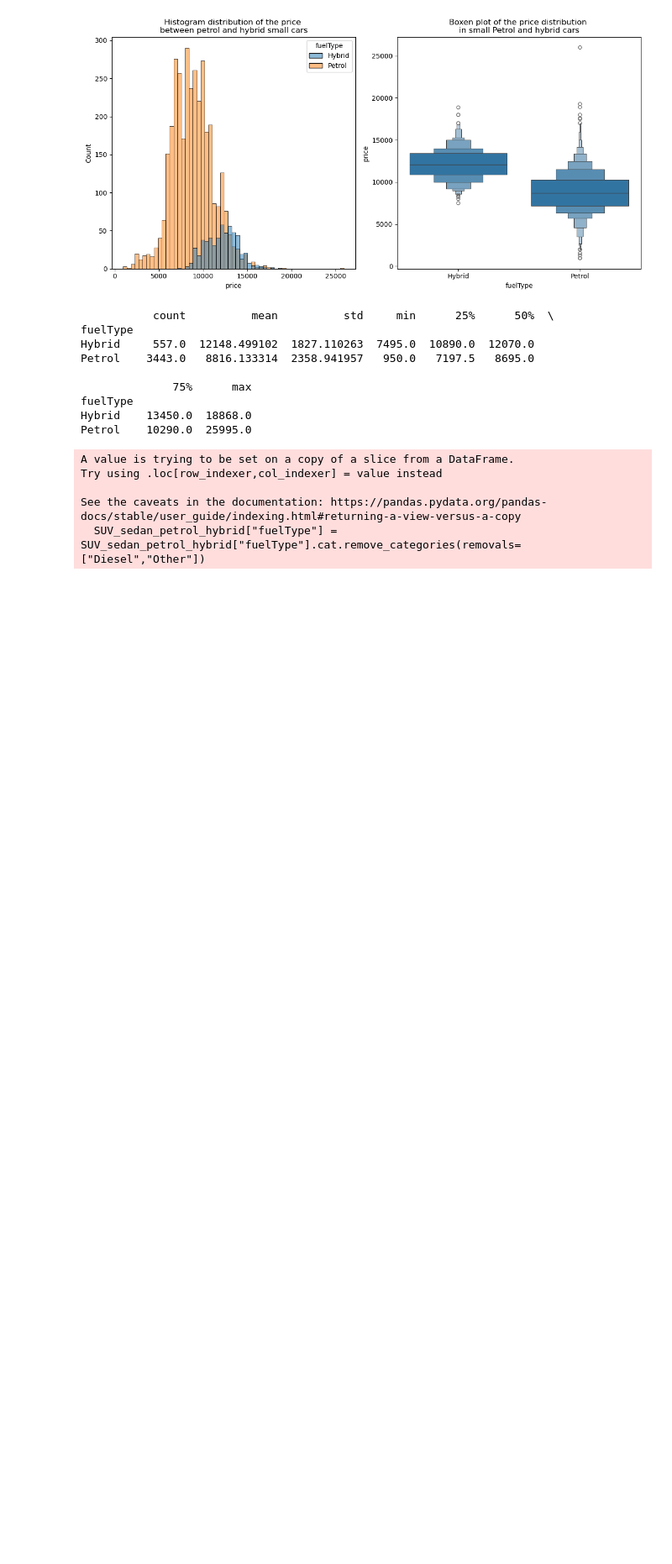
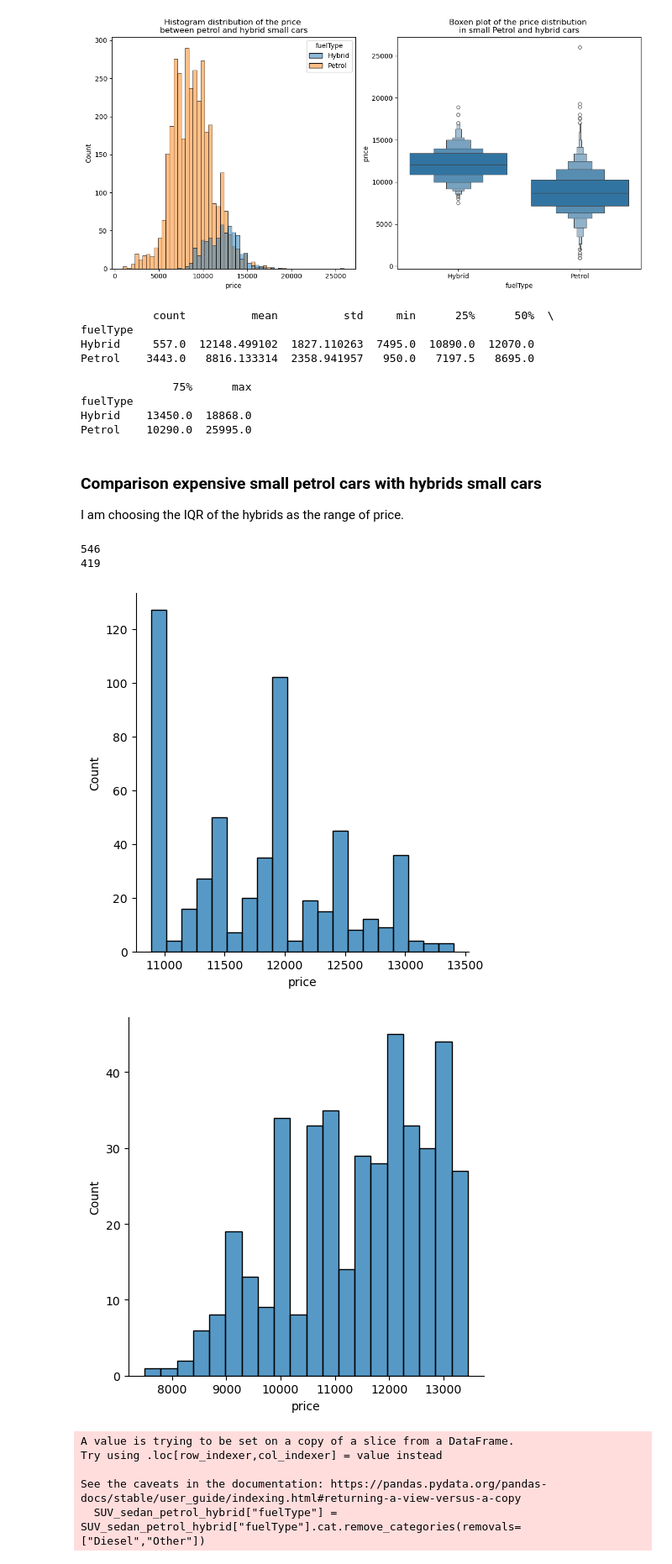
Before and after one commit to flylight-max/project-Datacamp, a Jupyter notebook: my_analysis_car_sales.ipynb, the cells around one changed output. Shown at 84% size. Saved outputs shown, nothing was run; the diff lists cells and outputs as text; code cells hidden in the pictures; blank space fills up the shorter version.

```diff
--- a/my_analysis_car_sales.ipynb
+++ b/my_analysis_car_sales.ipynb
@@ -910,6 +910,27 @@ Petrol    3443.0   8816.133314  2358.941957   950.0   7197.5   8695.0
 fuelType
 Hybrid    13450.0  18868.0
 Petrol    10290.0  25995.0
+# %% [markdown]
+### **Comparison expensive small petrol cars with hybrids small cars**
+
+I am choosing the IQR of the hybrids as the range of price.
+# %%
+small_expensve_petr = small_hybrid_petrol[small_hybrid_petrol["fuelType"] == "Petrol"]
+small_expensve_petr = small_expensve_petr[(small_expensve_petr["price"] >= 10890) & (small_expensve_petr["price"] <= 13450)]
+print(len(small_expensve_petr))
+small_hybrids = small_hybrid_petrol[small_hybrid_petrol["fuelType"] == "Hybrid"]
+small_hybrids = small_hybrids[small_hybrids["price"] <= 13450]
+print(len(small_hybrids))
+
+#visu
+sns.displot(small_expensve_petr["price"], bins=20)
+sns.displot(small_hybrids["price"], bins=20)
+plt.show()
+# %% [output]
+546
+419
+[figure, added]
+[figure, added]
 # %%
 #visu
 SUV_sedan = car_sales[car_sales["model_genre"].isin(["compact Sedan/family", "compact SUV"])]
```
Also changed, not shown: 1 other file.
